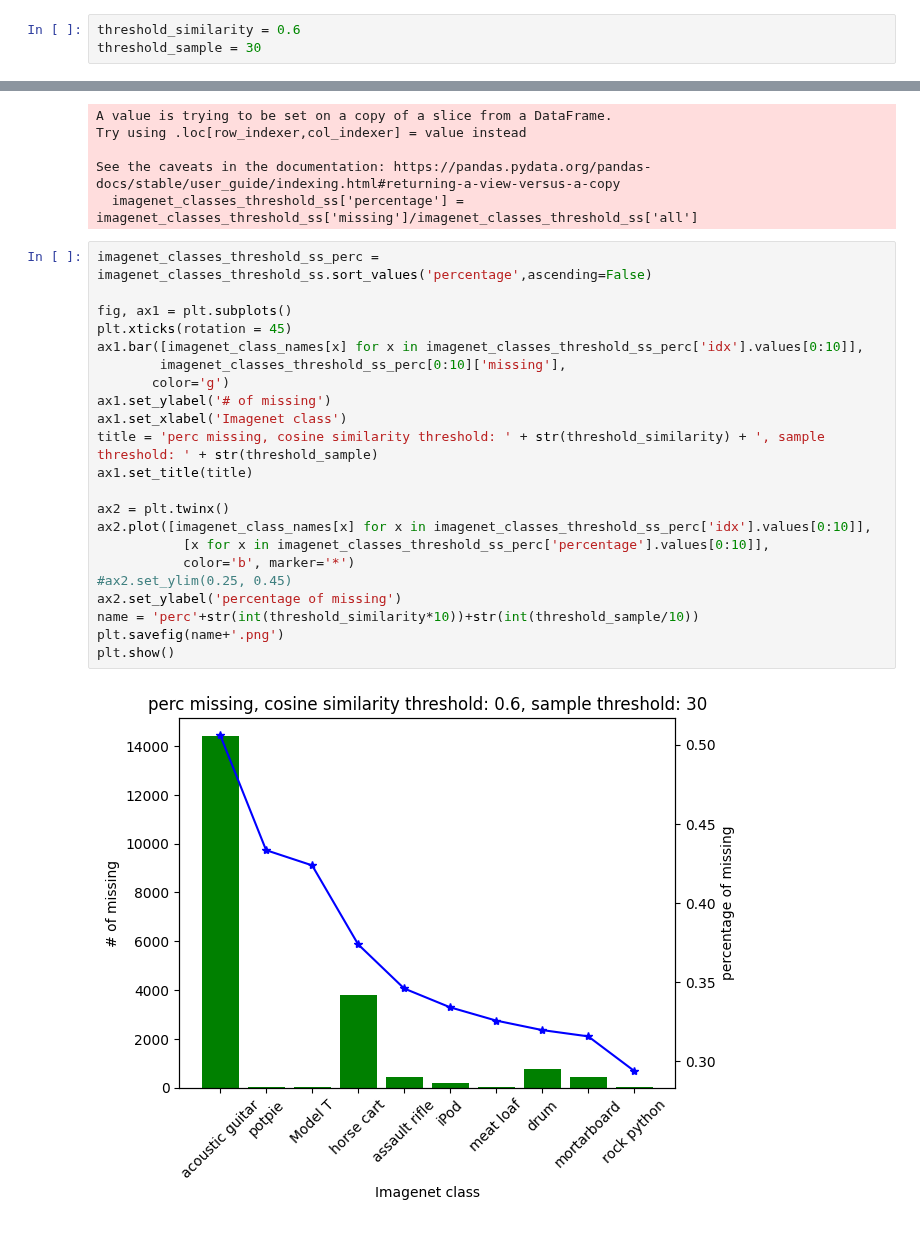
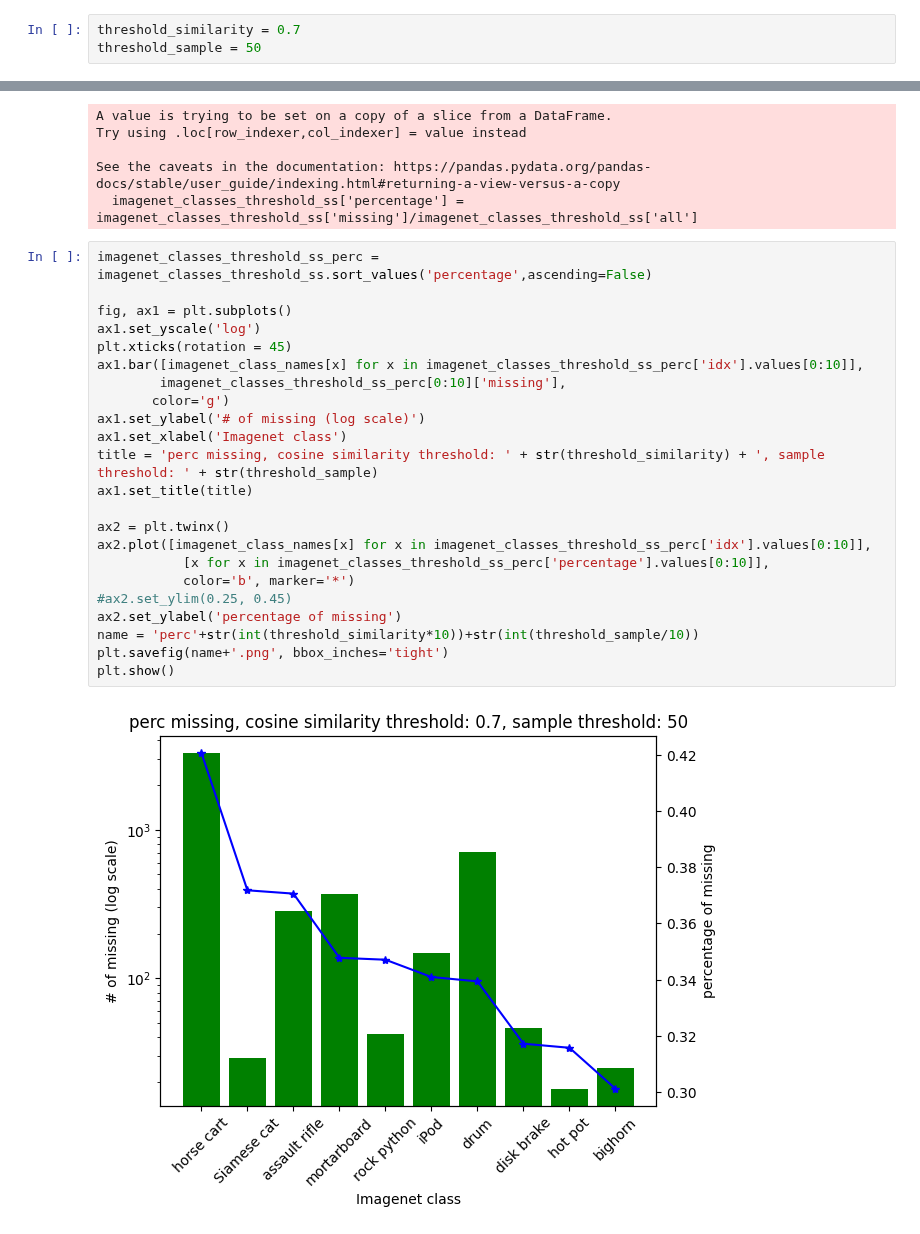
Before and after one commit to ethz-spylab/data-decay, a Jupyter notebook: missing_per_plots.ipynb, the cells around one changed output, grey strips where cells are left out. Drawn from its saved outputs; the diff is of its cells as text.

```diff
--- a/missing_per_plots.ipynb
+++ b/missing_per_plots.ipynb
@@ -26,8 +26,8 @@ max = max.cpu().numpy()
 max_indices = max_indices.cpu().numpy()
 cc_vs_imagenet = pd.DataFrame({'idx':range(len(max_indices)),'max':max, 'max_indices':max_indices}, index=range(len(max_indices)))
 # %%
-threshold_similarity = 0.6
-threshold_sample = 30
+threshold_similarity = 0.7
+threshold_sample = 50
 # %%
 #Only samples with similarity above threshold
 cc_vs_imagenet_threshold = cc_vs_imagenet[cc_vs_imagenet['max']>threshold_similarity]
@@ -60,27 +60,28 @@ See the caveats in the documentation: https://pandas.pydata.org/pandas-docs/stab
 # %%
 imagenet_classes_threshold_ss_perc = imagenet_classes_threshold_ss.sort_values('percentage',ascending=False)
 
 fig, ax1 = plt.subplots()
+ax1.set_yscale('log')
 plt.xticks(rotation = 45)
 ax1.bar([imagenet_class_names[x] for x in imagenet_classes_threshold_ss_perc['idx'].values[0:10]],
         imagenet_classes_threshold_ss_perc[0:10]['missing'],
        color='g')
-ax1.set_ylabel('# of missing')
+ax1.set_ylabel('# of missing (log scale)')
 ax1.set_xlabel('Imagenet class')
 title = 'perc missing, cosine similarity threshold: ' + str(threshold_similarity) + ', sample threshold: ' + str(threshold_sample)
 ax1.set_title(title)
 
 ax2 = plt.twinx()
 ax2.plot([imagenet_class_names[x] for x in imagenet_classes_threshold_ss_perc['idx'].values[0:10]],
            [x for x in imagenet_classes_threshold_ss_perc['percentage'].values[0:10]],
            color='b', marker='*')
 #ax2.set_ylim(0.25, 0.45)
 ax2.set_ylabel('percentage of missing')
 name = 'perc'+str(int(threshold_similarity*10))+str(int(threshold_sample/10))
-plt.savefig(name+'.png')
+plt.savefig(name+'.png', bbox_inches='tight')
 plt.show()
 # %% [output]
-[figure, old version]
+[figure, new version]
 # %%
 imagenet_classes_threshold_ss_miss = imagenet_classes_threshold_ss.sort_values('missing',ascending=False)
 
```
Also changed, not shown: parts of 1 cell of this notebook.
